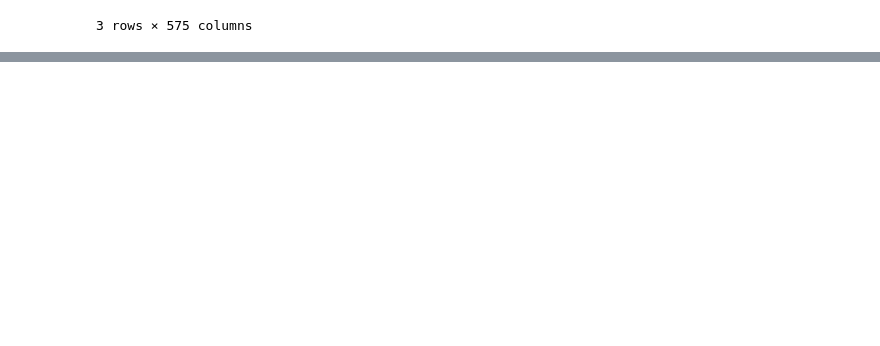
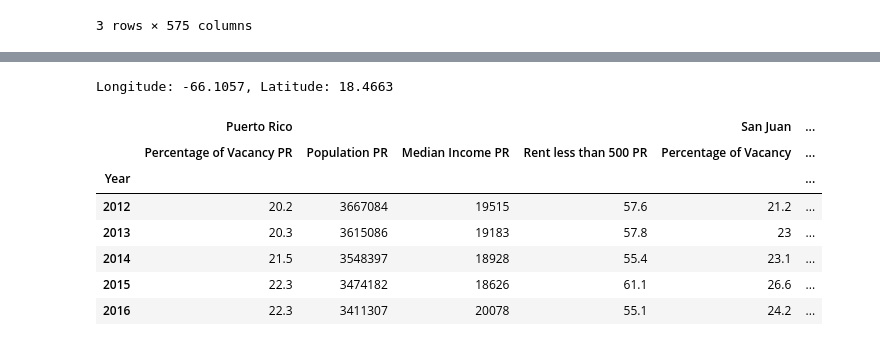
Before and after one commit to greypen2006/biophilic-design, a Jupyter notebook: PR_Report.ipynb, the cells around one changed output, grey strips where cells are left out. Saved outputs shown, nothing was run; the diff lists cells and outputs as text; code cells hidden in the pictures; blank space fills up the shorter version.

```diff
--- a/PR_Report.ipynb
+++ b/PR_Report.ipynb
@@ -147,0 +214,6 @@ Change columns to Geographic Area Name (as index?), Year, Total Housing Units, M
+# %%
+longitude = -66.1057
+latitude = 18.4663
+print(f"Longitude: {longitude}, Latitude: {latitude}")
+# %% [output]
+Longitude: -66.1057, Latitude: 18.4663
@@ -147,0 +236,51 @@ Change columns to Geographic Area Name (as index?), Year, Total Housing Units, M
+# %%
+# Read the CSV without a header initially to capture all necessary rows for column names
+df_raw = pd.read_csv('PuertoRico (2).csv', header=None)
+
+# Extract the first two rows which contain the information for the multi-level column headers
+header0_orig = df_raw.iloc[0].copy() # Contains 'Unnamed: 0', 'Puerto Rico', 'Unnamed: 2', ...
+header1_orig = df_raw.iloc[1].copy() # Contains 'Year', 'Total Housing Units', 'Margin of error', ...
+
+# Construct the top-level header (geographic areas) based on original column names and user request
+final_level0 = [''] * len(df_raw.columns)
+final_level0[0] = 'Year'
+
+# Dynamically assign geographic names based on header0_orig
+current_geo = None
+for col_idx, geo_name in header0_orig.items():
+    if col_idx == 0: # Skip the 'Year' column which is handled separately
+        continue
+
+    if pd.notna(geo_name): # If a geographic name is present in header0_orig, update current_geo
+        current_geo = str(geo_name).strip()
+
+    # Assign the current geographic name to the corresponding column in final_level0
+    if current_geo and col_idx < len(final_level0): # Ensure we don't go out of bounds
+        final_level0[col_idx] = current_geo
+
+# Clean the second-level header (metric names)
+# Remove leading/trailing spaces and extra spaces within names like 'Rent  between 500-750'
+level1_header_cleaned = [str(x).strip().replace('  ', ' ') if pd.notna(x) else x for x in header1_orig.tolist()]
+
+# Create the MultiIndex for the DataFrame's columns
+multi_index = pd.MultiIndex.from_arrays([final_level0, level1_header_cleaned])
+
+# Assign this MultiIndex to the DataFrame's data, skipping the first two header rows
+vacancy = df_raw.iloc[2:].copy()
+vacancy.columns = multi_index
+
+# Set the 'Year' column (which is now ('Year', 'Year')) as the DataFrame's index
+vacancy = vacancy.set_index(('Year', 'Year'))
+vacancy.index = pd.to_numeric(vacancy.index) # Convert the year index to numeric
+vacancy.index.rename('Year', inplace=True) # Rename the index level for clarity
+
+vacancy.head()
+# %% [output]
+|  | Puerto Rico |  |  |  | San Juan | ... |
+|  | Percentage of Vacancy PR | Population PR | Median Income PR | Rent less than 500 PR | Percentage of Vacancy | ... |
+| Year |  |  |  |  |  | ... |
+| 2012 | 20.2 | 3667084 | 19515 | 57.6 | 21.2 | ... |
+| 2013 | 20.3 | 3615086 | 19183 | 57.8 | 23 | ... |
+| 2014 | 21.5 | 3548397 | 18928 | 55.4 | 23.1 | ... |
+| 2015 | 22.3 | 3474182 | 18626 | 61.1 | 26.6 | ... |
+| 2016 | 22.3 | 3411307 | 20078 | 55.1 | 24.2 | ... |
```
Also changed, not shown: parts of 14 cells of this notebook.
